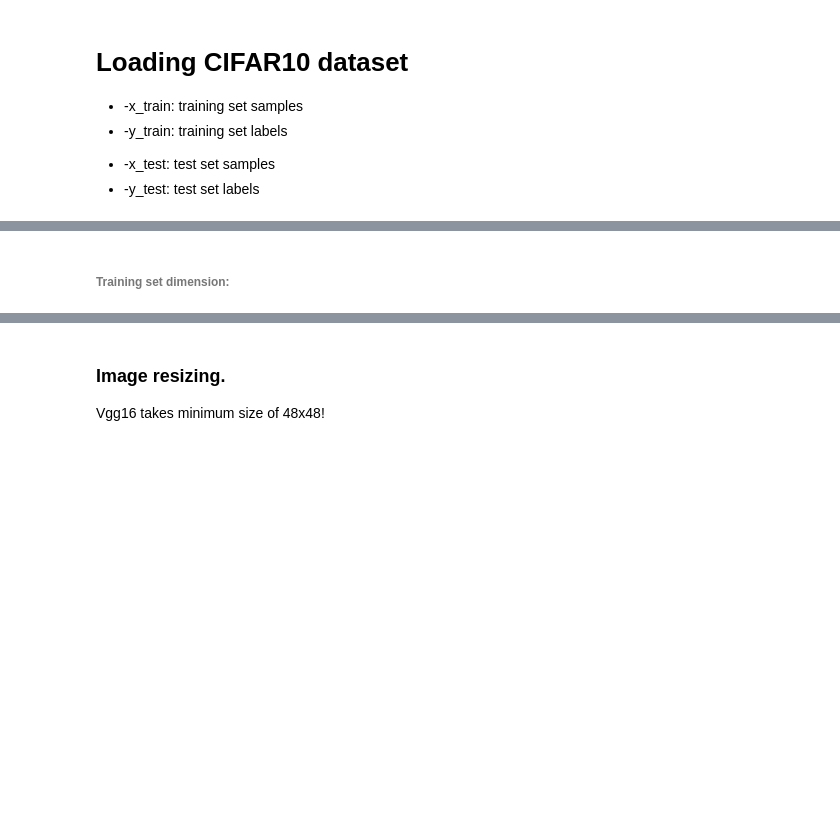
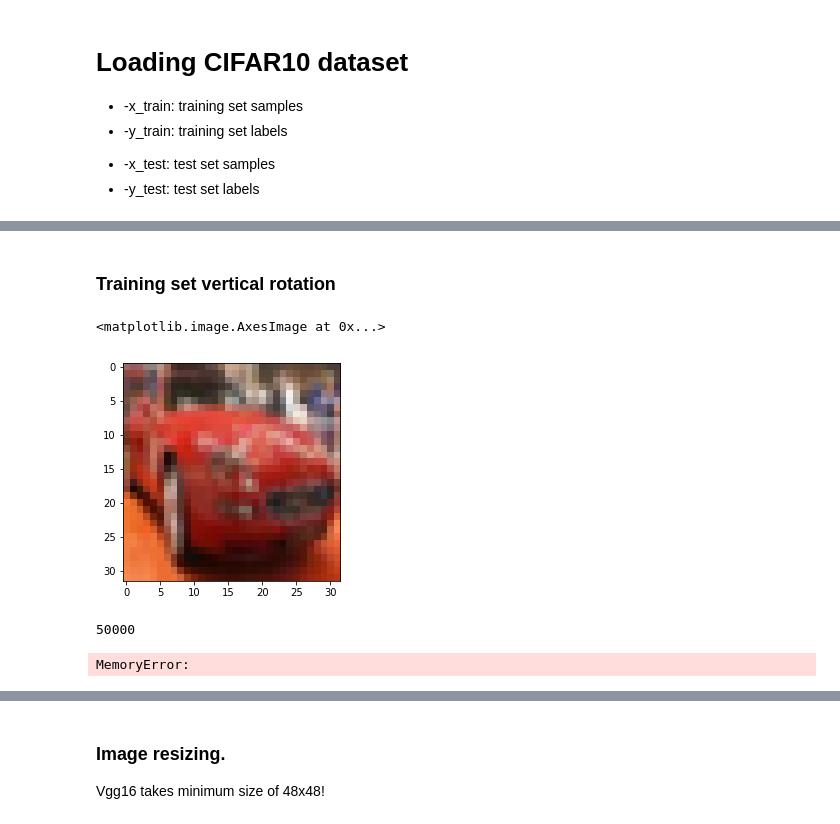
Before and after one commit to 5bastian/Transfer-learning-in-Vgg16, a Jupyter notebook: TransferLearning_Vgg16_CIFAR10.ipynb, the cells around one changed output, grey strips where cells are left out. Saved outputs shown, nothing was run; the diff lists cells and outputs as text; code cells hidden in the pictures; blank space fills up the shorter version.

Commit message:
Memory error in data augmentation

```diff
--- a/TransferLearning_Vgg16_CIFAR10.ipynb
+++ b/TransferLearning_Vgg16_CIFAR10.ipynb
@@ -30,2 +46,8 @@ Downloading data from http://www.cs.toronto.edu/~kriz/cifar-10-python.tar.gz
 # %% [markdown]
-###### Training set dimension:
+### Training set vertical rotation
+# %%
+single_image = x_train[5:6]
+plt.imshow(single_image[0])
+# %% [output]
+<matplotlib.image.AxesImage at 0x...>
+[figure, added]
@@ -31,0 +56,11 @@ Downloading data from http://www.cs.toronto.edu/~kriz/cifar-10-python.tar.gz
+# %%
+print (len(x_train_rot))
+# %% [output]
+50000
+# %%
+x_train_vgg_rot = np.zeros(((len(x_train_rot)),IMG_SIZE,IMG_SIZE,3))
+
+for i in range(len(x_train_rot)):
+    x_train_vgg_rot[i] = transform.resize(x_train_rot[i], (IMG_SIZE, IMG_SIZE), order=0, preserve_range=True) #need to preserve range for Float32
+# %% [output]
+MemoryError:
```
Also changed, not shown: parts of 33 cells of this notebook.
